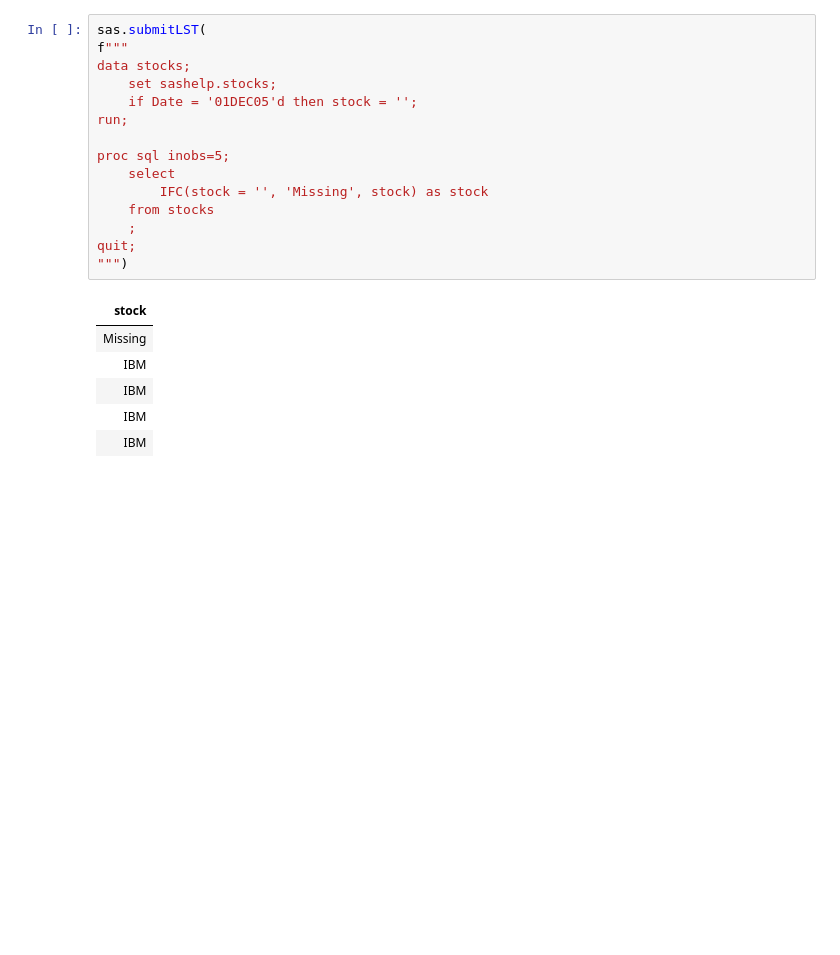
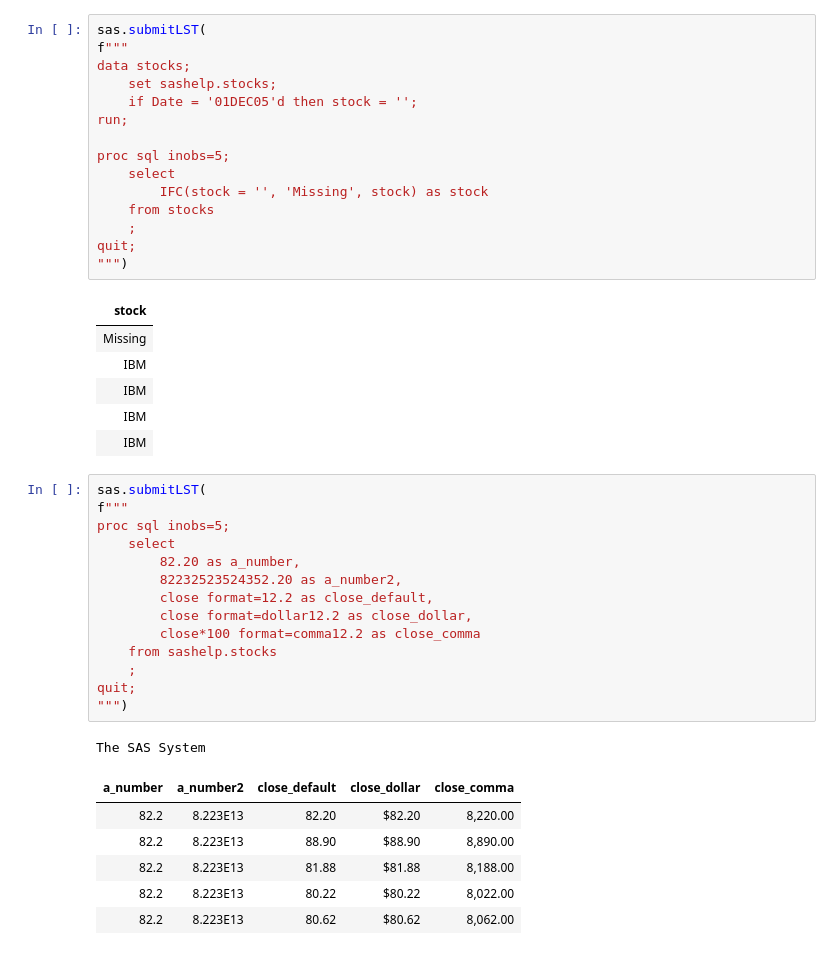
Before and after one commit to 0xdomyz/sas_collection, a Jupyter notebook: proc_sql/non_ansi_features.ipynb, the cells around one changed output. Cells and saved outputs as stored; diff of their text form; blank space fills up the shorter version.

Commit message:
add format to non ansi

```diff
--- a/proc_sql/non_ansi_features.ipynb
+++ b/proc_sql/non_ansi_features.ipynb
@@ -23,3 +26,25 @@ quit;
 | IBM |
 | IBM |
 | IBM |
+# %%
+sas.submitLST(
+f"""
+proc sql inobs=5;
+    select
+        82.20 as a_number,
+        82232523524352.20 as a_number2,
+        close format=12.2 as close_default,
+        close format=dollar12.2 as close_dollar,
+        close*100 format=comma12.2 as close_comma
+    from sashelp.stocks
+    ;
+quit;
+""")
+# %% [output]
+The SAS System
+| a_number | a_number2 | close_default | close_dollar | close_comma |
+| 82.2 | 8.223E13 | 82.20 | $82.20 | 8,220.00 |
+| 82.2 | 8.223E13 | 88.90 | $88.90 | 8,890.00 |
+| 82.2 | 8.223E13 | 81.88 | $81.88 | 8,188.00 |
+| 82.2 | 8.223E13 | 80.22 | $80.22 | 8,022.00 |
+| 82.2 | 8.223E13 | 80.62 | $80.62 | 8,062.00 |
```
Also changed, not shown: parts of 1 cell of this notebook.
